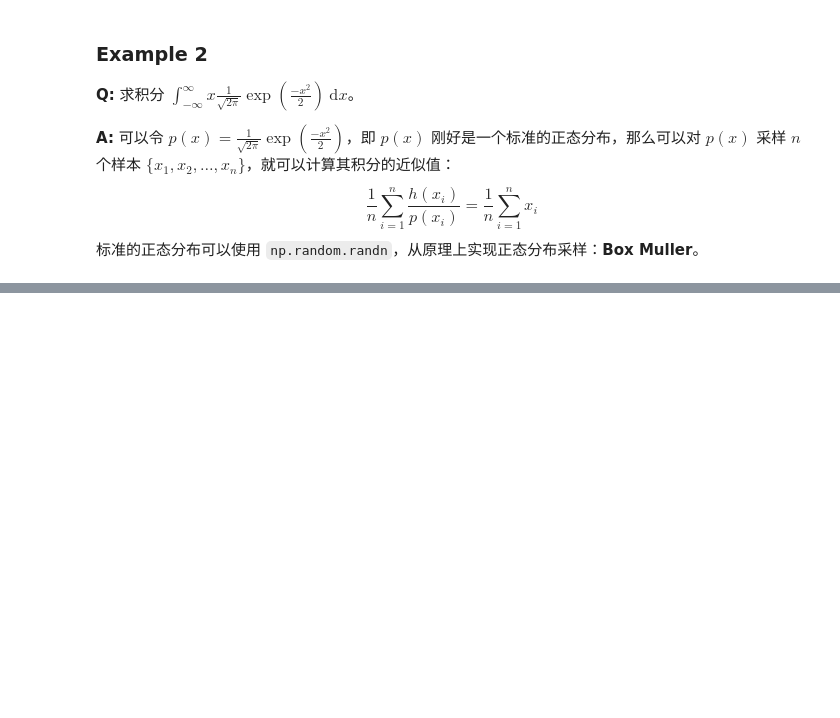
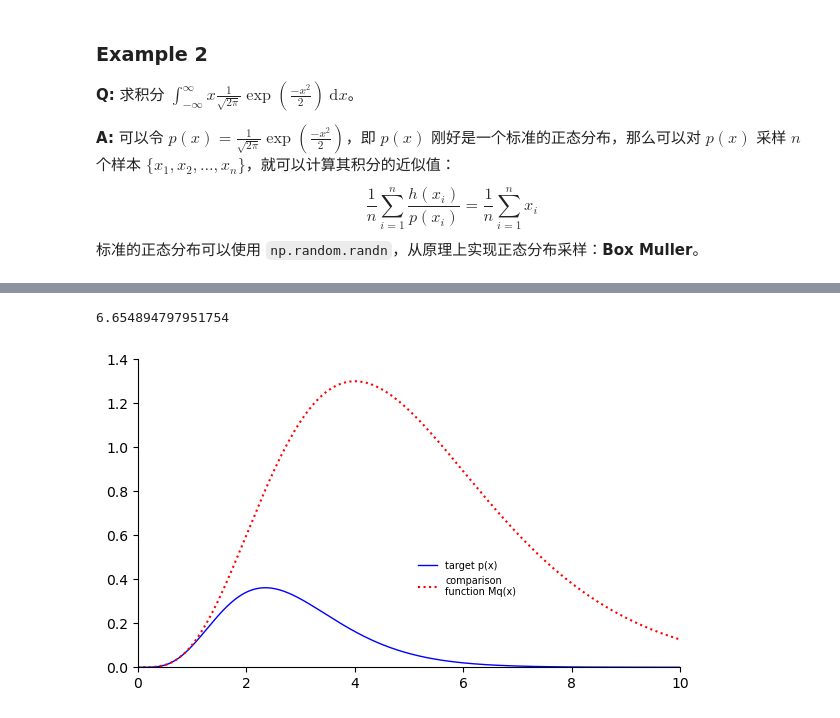
Before and after one commit to PythonBzyy/Machine-Learning, a Jupyter notebook: My Machine Learning/Monte Carlo/MonteCarlo.ipynb, the cells around one changed output, grey strips where cells are left out. Saved outputs shown, nothing was run; the diff lists cells and outputs as text; code cells hidden in the pictures; blank space fills up the shorter version.

```diff
--- a/My Machine Learning/Monte Carlo/MonteCarlo.ipynb
+++ b/My Machine Learning/Monte Carlo/MonteCarlo.ipynb
@@ -92,0 +216,24 @@ $$
+# %%
+alpha = 5.7
+lam = 2
+
+k = math.floor(alpha)  # floor 返回小于等于 alpha 的最大整数
+C = ss.gamma.pdf(alpha - k, alpha, scale=(1 / lam)) / ss.gamma.pdf(alpha - k, k, scale=(1 / (lam - 1)))
+# %%
+print(C)
+# %% [output]
+6.654894797951754
+# %%
+xs = np.arange(0, 10, 0.01)
+
+fig, ax = plt.subplots(figsize=(7, 4))
+ax.set_xlim(0, 10)
+ax.set_ylim(0, 1.4)
+ax.plot(xs, ss.gamma.pdf(xs, alpha, scale=1 / lam), "b-", label="target p(x)", lw=1)
+ax.plot(xs, C * ss.gamma.pdf(xs, k, scale=1 / (lam - 1)), "r:", label="comparison\nfunction Mq(x)", lw=1.5)
+ax.legend(frameon=False, bbox_to_anchor=(0.5, 0.2), fontsize=7)
+sns.despine()
+# pml.savefig("rejectionSamplingDemo_latexified")
+plt.show()
+# %% [output]
+[figure, added]
```
Also changed, not shown: parts of 19 cells of this notebook, 1 other file.
